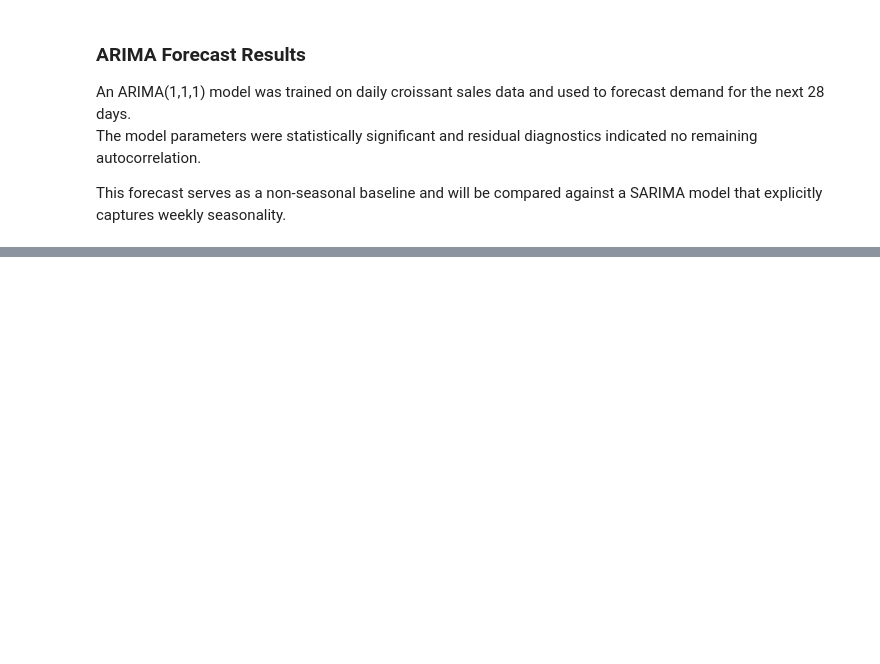
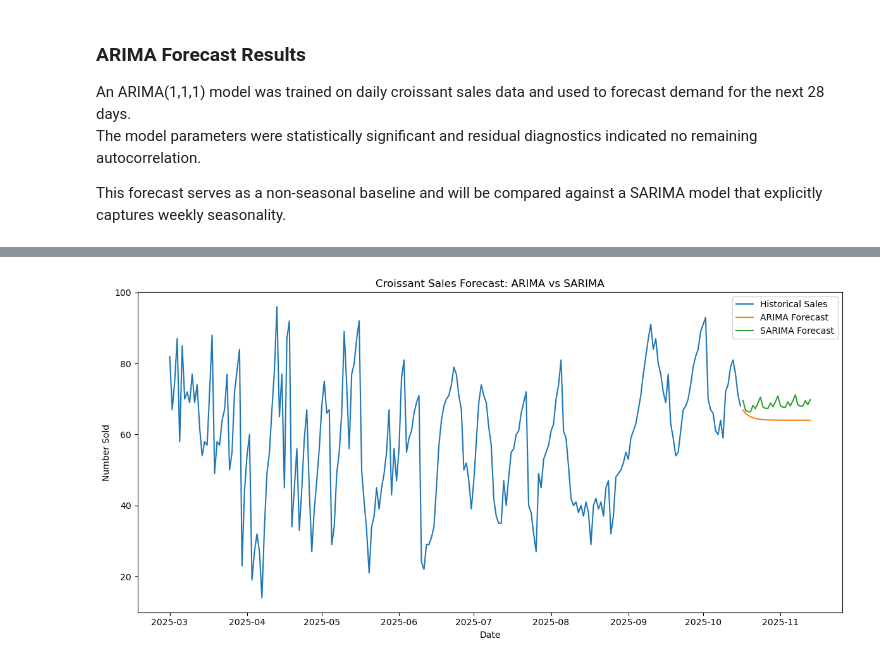
Before and after one commit to ufigiabhi/SYSDEV-Groupproject, a Jupyter notebook: ml/notebooks/01_data_loading_and_cleaning.ipynb, the cells around one changed output, grey strips where cells are left out. Saved outputs shown, nothing was run; the diff lists cells and outputs as text; code cells hidden in the pictures; blank space fills up the shorter version.

Commit message:
Compare ARIMA and SARIMA forecasts and select final model

```diff
--- a/ml/notebooks/01_data_loading_and_cleaning.ipynb
+++ b/ml/notebooks/01_data_loading_and_cleaning.ipynb
@@ -345,0 +382,5 @@ from statsmodels.tsa.statespace.sarimax import SARIMAX
+# %%
+# Forecast next 28 days using SARIMA
+sarima_forecast = sarima_result.forecast(steps=28)
+
+sarima_forecast.head()
@@ -345,0 +394,7 @@ from statsmodels.tsa.statespace.sarimax import SARIMAX
+# %%
+sarima_forecast_df = pd.DataFrame({
+    'Date': forecast_dates,
+    'Predicted Number Sold': sarima_forecast.values
+})
+
+sarima_forecast_df.head()
@@ -345,0 +423,28 @@ from statsmodels.tsa.statespace.sarimax import SARIMAX
+# %%
+plt.figure(figsize=(12, 6))
+
+# Historical data
+plt.plot(croissant_ts.index, croissant_ts['Number Sold'], label='Historical Sales')
+
+# ARIMA forecast
+plt.plot(
+    arima_forecast_df['Date'],
+    arima_forecast_df['Predicted Number Sold'],
+    label='ARIMA Forecast'
+)
+
+# SARIMA forecast
+plt.plot(
+    sarima_forecast_df['Date'],
+    sarima_forecast_df['Predicted Number Sold'],
+    label='SARIMA Forecast'
+)
+
+plt.xlabel('Date')
+plt.ylabel('Number Sold')
+plt.title('Croissant Sales Forecast: ARIMA vs SARIMA')
+plt.legend()
+plt.tight_layout()
+plt.show()
+# %% [output]
+[figure, added]
```
Also changed, not shown: parts of 8 cells of this notebook, 1 other file.
